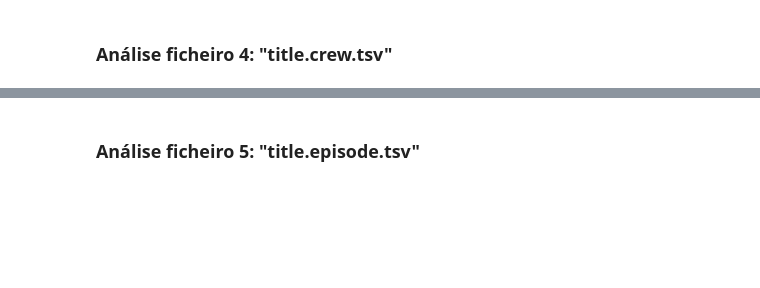
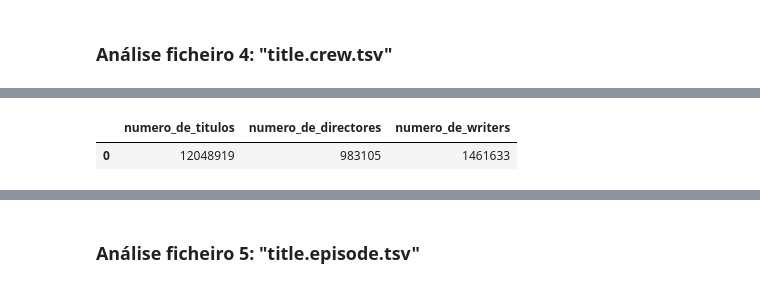
Before and after one commit to sergiopatinha/BigDataFoundations, a Jupyter notebook: notebooks/1.7 - Data Enrichment.ipynb, the cells around one changed output, grey strips where cells are left out. Drawn from its saved outputs; the diff is of its cells as text; code cells hidden in the pictures; blank space fills up the shorter version.

```diff
--- a/notebooks/1.7 - Data Enrichment.ipynb
+++ b/notebooks/1.7 - Data Enrichment.ipynb
@@ -63,0 +259,10 @@ con.sql("SELECT * FROM imdb_title_crew LIMIT 10").df()
+# %%
+#quantos directors distintos tem esta database?
+con.sql("""
+SELECT COUNT(DISTINCT tconst) AS numero_de_titulos,COUNT(DISTINCT directors) AS numero_de_directores, COUNT(DISTINCT writers) AS numero_de_writers
+FROM imdb_title_crew
+""").df()
+#12 milhões 46 mil e 631.
+# %% [output]
+|  | numero_de_titulos | numero_de_directores | numero_de_writers |
+| 0 | 12048919 | 983105 | 1461633 |
```
Also changed, not shown: parts of 22 cells of this notebook, 6 other files.
